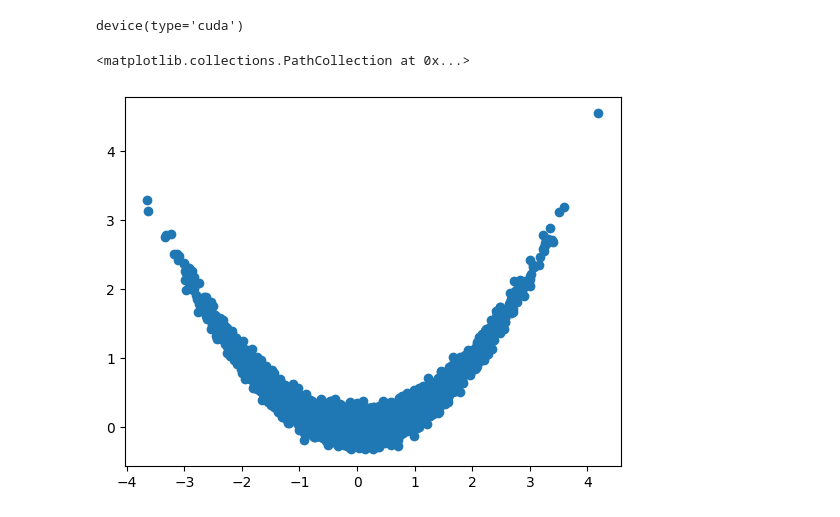
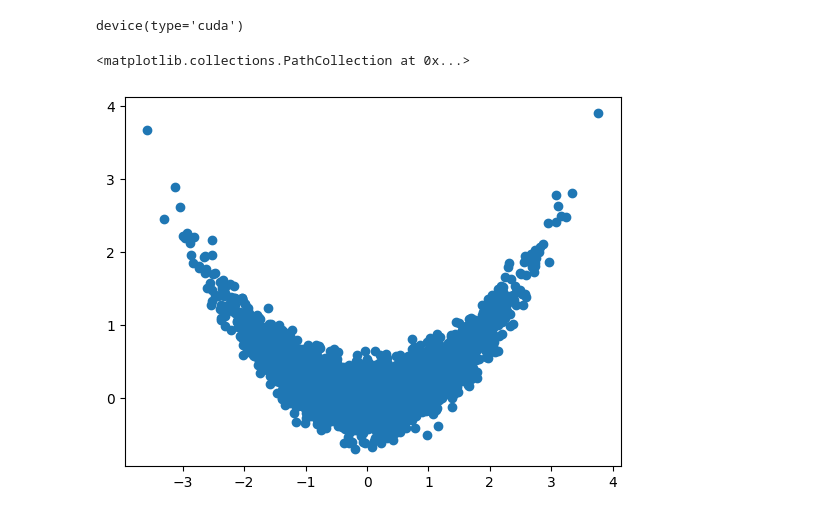
Before and after one commit to echen347/polymath25-ML, a Jupyter notebook: Untitled23.ipynb, the cells around one changed output. Saved outputs shown, nothing was run; the diff lists cells and outputs as text; code cells hidden in the pictures.

```diff
--- a/Untitled23.ipynb
+++ b/Untitled23.ipynb
@@ -135,18 +135,18 @@ def inverse_flow(model, z, betas):
         z = z - beta * grad_F(model, z)
     return z
 # %%
-def sample_banana(n_samples=10000, sigma=1.0, noise=0.1):
+def sample_banana(n_samples=5000, sigma=1.0, noise=0.2):
     u = np.random.normal(0, sigma, size=n_samples)
     x1 = u
     x2 = (u**2)/4 + np.random.normal(0, noise, size=n_samples)
     return np.stack([x1, x2], axis=1)
 
 # Sample data
 X = sample_banana()
 plt.scatter(X[:,0], X[:,1])
 # %% [output]
 <matplotlib.collections.PathCollection at 0x...>
-[figure, old version]
+[figure, new version]
 # %%
 from torch.utils.data import DataLoader, TensorDataset
 
```
Also changed, not shown: parts of 8 cells of this notebook.
